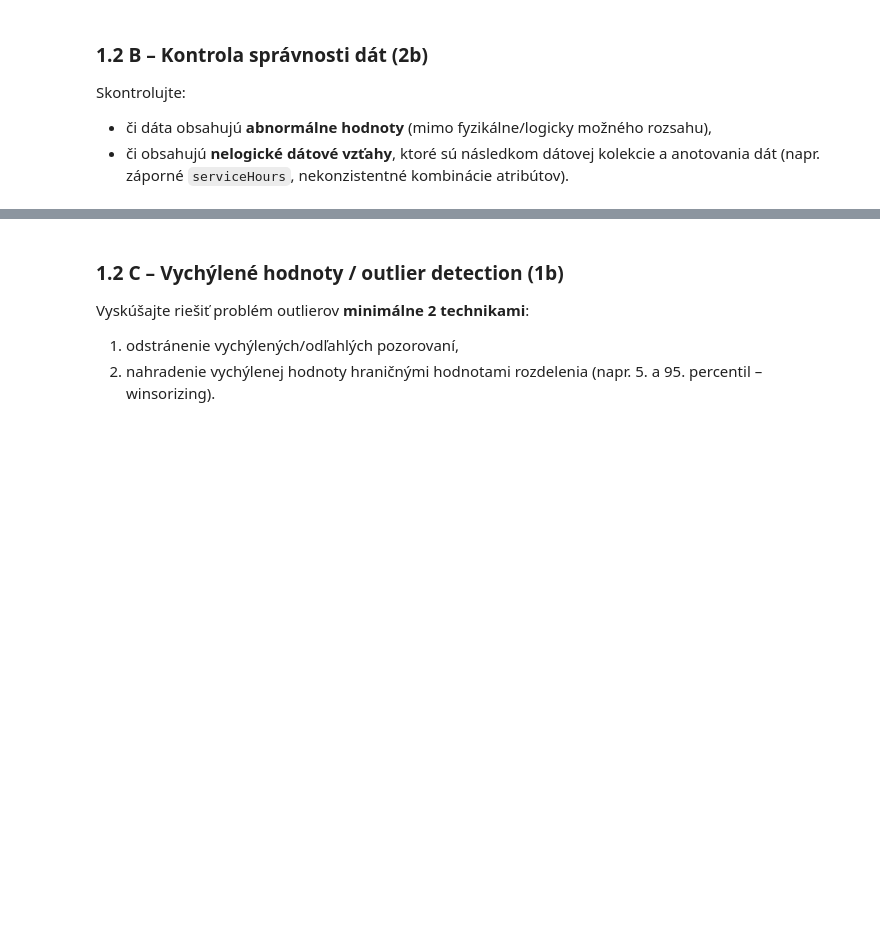
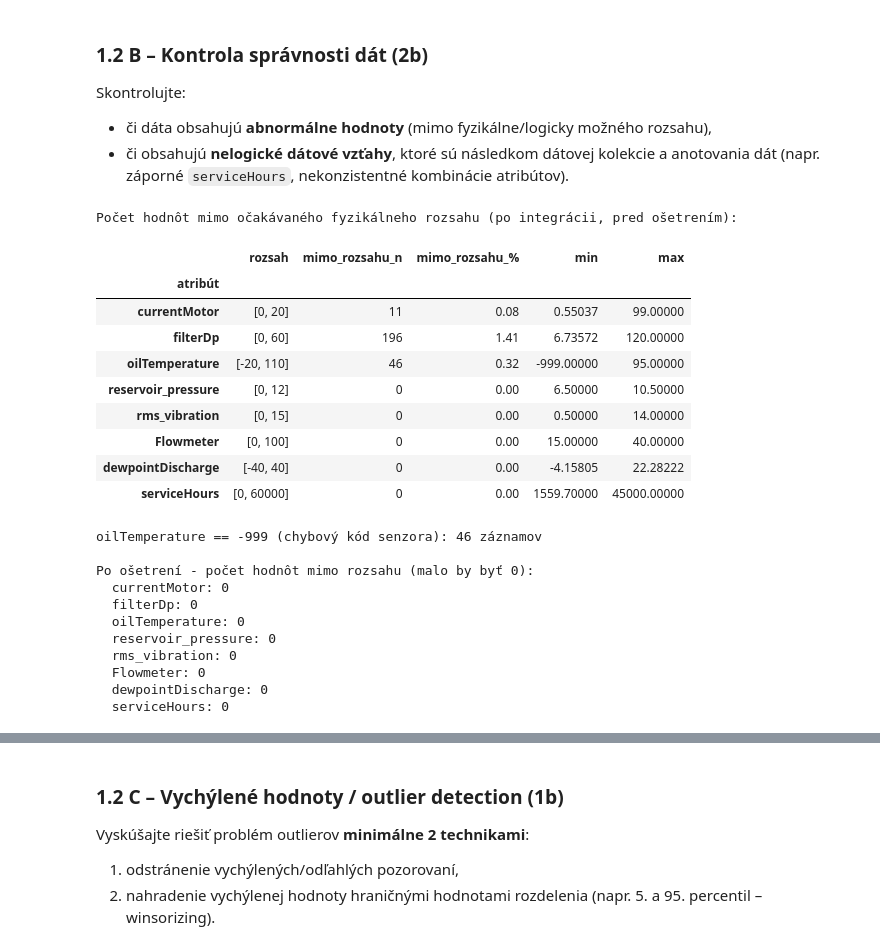
Before and after one commit to samuel-ivan05/IAU_zadanie, a Jupyter notebook: IAU-project.ipynb, the cells around one changed output, grey strips where cells are left out. Cells and saved outputs as stored; diff of their text form; code cells hidden in the pictures; blank space fills up the shorter version.

```diff
--- a/IAU-project.ipynb
+++ b/IAU-project.ipynb
@@ -904,3 +1090,61 @@ Identifikujte a prvotne riešte problémy v dátach, napr.: nevhodná štruktúr
 Skontrolujte:
 - či dáta obsahujú **abnormálne hodnoty** (mimo fyzikálne/logicky možného rozsahu),
 - či obsahujú **nelogické dátové vzťahy**, ktoré sú následkom dátovej kolekcie a anotovania dát (napr. záporné `serviceHours`, nekonzistentné kombinácie atribútov).
+# %%
+# --- 1.2 B: Abnormálne hodnoty (mimo fyzikálne možného rozsahu) ---
+
+# Používame tie isté očakávané rozsahy ako v 1.1 B.
+print("Počet hodnôt mimo očakávaného fyzikálneho rozsahu (po integrácii, pred ošetrením):")
+oor_rows = []
+for col, (lo, hi) in expected_ranges.items():
+    if col not in df_clean.columns:
+        continue
+    s = df_clean[col]
+    oor = ((s < lo) | (s > hi)).sum()
+    oor_rows.append({"atribút": col, "rozsah": f"[{lo}, {hi}]", "mimo_rozsahu_n": int(oor),
+                      "mimo_rozsahu_%": round(100 * oor / s.notna().sum(), 2), "min": s.min(), "max": s.max()})
+oor_summary = pd.DataFrame(oor_rows).set_index("atribút")
+display(oor_summary)
+
+# oilTemperature = -999 je zjavný senzorový chybový kód (presne rovnaká hodnota, desiatky výskytov),
+# nie skutočná teplota - fyzikálne nemožné (očakávaný rozsah [-20, 110] °C).
+print(f"\noilTemperature == -999 (chybový kód senzora): {(df_clean['oilTemperature'] == -999).sum()} záznamov")
+
+# Riešenie: hodnoty mimo fyzikálne možného rozsahu považujeme za chybu senzora/prenosu
+# a nahrádzame ich chýbajúcou hodnotou (NaN) - nejde o "outlier" v štatistickom zmysle
+# (časť 1.2 C), ale o dátovú chybu, ktorú nemá zmysel ponechať ani odhadovať interpoláciou.
+for col, (lo, hi) in expected_ranges.items():
+    if col not in df_clean.columns:
+        continue
+    out_of_range = ~df_clean[col].between(lo, hi) & df_clean[col].notna()
+    df_clean.loc[out_of_range, col] = np.nan
+
+print("\nPo ošetrení - počet hodnôt mimo rozsahu (malo by byť 0):")
+for col, (lo, hi) in expected_ranges.items():
+    if col not in df_clean.columns:
+        continue
+    s = df_clean[col]
+    print(f"  {col}: {((s < lo) | (s > hi)).sum()}")
+# %% [output]
+Počet hodnôt mimo očakávaného fyzikálneho rozsahu (po integrácii, pred ošetrením):
+|  | rozsah | mimo_rozsahu_n | mimo_rozsahu_% | min | max |
+| atribút |  |  |  |  |  |
+| currentMotor | [0, 20] | 11 | 0.08 | 0.55037 | 99.00000 |
+| filterDp | [0, 60] | 196 | 1.41 | 6.73572 | 120.00000 |
+| oilTemperature | [-20, 110] | 46 | 0.32 | -999.00000 | 95.00000 |
+| reservoir_pressure | [0, 12] | 0 | 0.00 | 6.50000 | 10.50000 |
+| rms_vibration | [0, 15] | 0 | 0.00 | 0.50000 | 14.00000 |
+| Flowmeter | [0, 100] | 0 | 0.00 | 15.00000 | 40.00000 |
+| dewpointDischarge | [-40, 40] | 0 | 0.00 | -4.15805 | 22.28222 |
+| serviceHours | [0, 60000] | 0 | 0.00 | 1559.70000 | 45000.00000 |
+oilTemperature == -999 (chybový kód senzora): 46 záznamov
+
+Po ošetrení - počet hodnôt mimo rozsahu (malo by byť 0):
+  currentMotor: 0
+  filterDp: 0
+  oilTemperature: 0
+  reservoir_pressure: 0
+  rms_vibration: 0
+  Flowmeter: 0
+  dewpointDischarge: 0
+  serviceHours: 0
```
Also changed, not shown: parts of 12 cells of this notebook.
